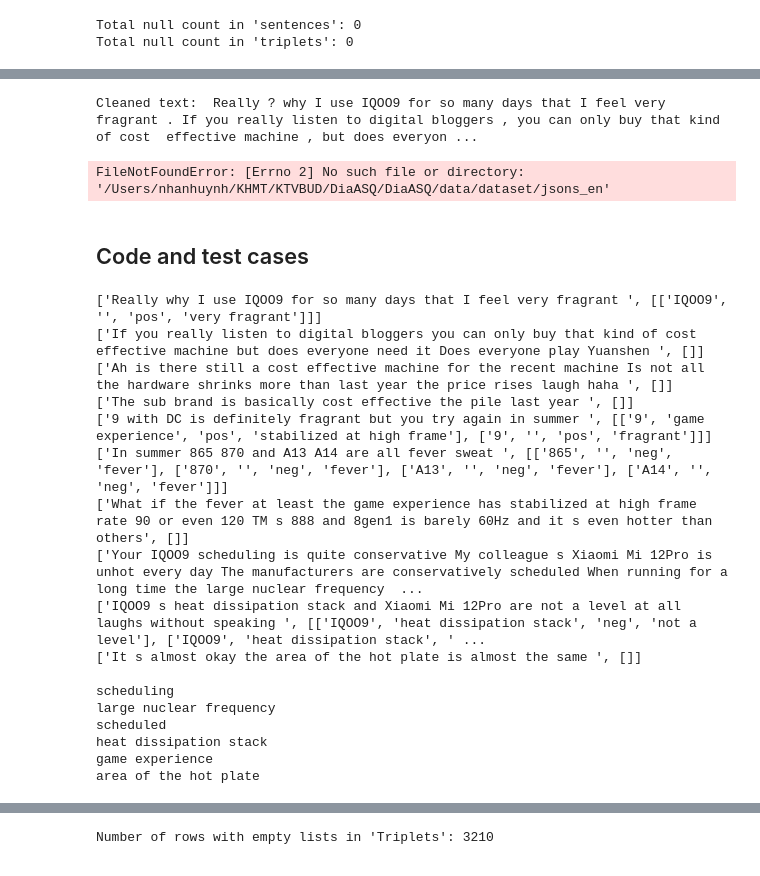
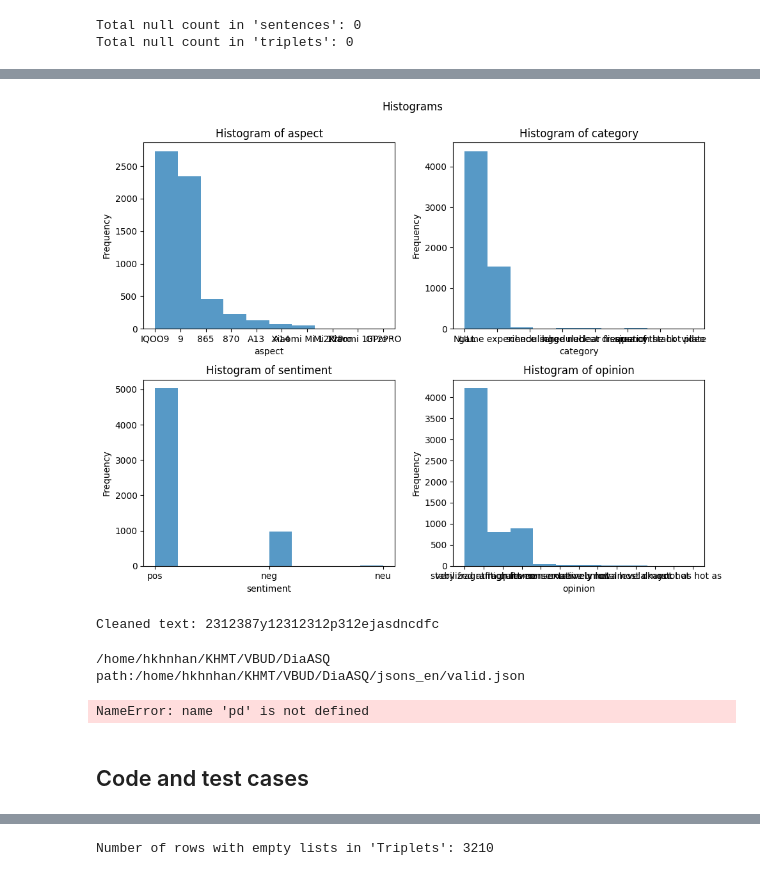
Before and after one commit to hkhnhan1994/DiaASQ, a Jupyter notebook: DiaASQ.ipynb, the cells around one changed output, grey strips where cells are left out. Cells and saved outputs as stored; diff of their text form; code cells hidden in the pictures.

```diff
--- a/DiaASQ.ipynb
+++ b/DiaASQ.ipynb
@@ -112,3 +240,27 @@ Total null count in 'triplets': 0
+# %%
+import matplotlib.pyplot as plt
+
+columns_to_plot = ['aspect', 'category', 'sentiment', 'opinion']
+
+fig, axes = plt.subplots(2, 2, figsize=(10, 8))
+fig.suptitle("Histograms")
+# fig.autofmt_xdate(rotation=45,)
+for i, column in enumerate(columns_to_plot):
+    row, col = divmod(i, 2)
+    ax = axes[row, col]
+
+    ax.hist(view_df[column].dropna(), bins=10, alpha=0.75)
+    ax.set_title(f'Histogram of {column}')
+    ax.set_xlabel(column)
+    ax.set_ylabel('Frequency')
+
+
+
+plt.tight_layout()
+plt.subplots_adjust(top=0.9)
+plt.show()
+# %% [output]
+[figure, added]
 # %%
 def remove_specific_special_chars(text, chars_to_remove):
     try:
@@ -121,15 +273,17 @@ def remove_specific_special_chars(text, chars_to_remove):
 with open('special_characters.txt', 'r') as file:
     chars_to_remove = [line.strip() for line in file]
 # Remove specific special characters from the text
+text ="2312387y12312]3[12p]312ejasdncdfc[][/*-+]"
 cleaned_text = remove_specific_special_chars(text, chars_to_remove)
 
 print("Cleaned text:", cleaned_text)
 # %% [output]
-Cleaned text:  Really ? why I use IQOO9 for so many days that I feel very fragrant . If you really listen to digital bloggers , you can only buy that kind of cost  effective machine , but does everyon ...
+Cleaned text: 2312387y12312312p312ejasdncdfc
 # %%
 # find special characters
-import string
-
+import string, os
+cur_path = os.getcwd()
+print(cur_path)
 def find_special_characters(text):
     special_characters = []
 
@@ -137,7 +291,7 @@ def find_special_characters(text):
         if char not in string.ascii_letters and char not in string.digits and char not in string.whitespace:
             special_characters.append(char)
     return special_characters
-spec_folder_path= 'DiaASQ/data/dataset/jsons_en'
+spec_folder_path= os.path.join(cur_path,'jsons_en')
 Spec_Folder_path=os.path.join(os.getcwd(),spec_folder_path)
 file_paths = [os.path.join(Spec_Folder_path, filename) for filename in os.listdir(Spec_Folder_path) if os.path.isfile(os.path.join(Spec_Folder_path, filename))]
 special_chars =[]
@@ -155,6 +309,8 @@ print("Special characters found:", special_chars)
 with open('special_characters.txt', 'w') as file:
     file.write('\n'.join(unique_special_chars))
 # %% [output]
-FileNotFoundError: [Errno 2] No such file or directory: '/Users/nhanhuynh/KHMT/KTVBUD/DiaASQ/DiaASQ/data/dataset/jsons_en'
+/home/hkhnhan/KHMT/VBUD/DiaASQ
+path:/home/hkhnhan/KHMT/VBUD/DiaASQ/jsons_en/valid.json
+NameError: name 'pd' is not defined
 # %% [markdown]
 ## Code and test cases
@@ -214,35 +317,3 @@ def assign_positions_to_paragraphs(paragraphs, triplets):
-# %%
-import json
-sentences = list(df.loc[0, 'sentences'])
-triplets = list(df.loc[0, 'triplets'])
-
-result,categories = assign_positions_to_paragraphs(sentences,triplets)
-for r in result:
-   print (r)
-for c in categories:
-   print (c)
-
-# Save the list as a JSON string in the text file
-with open('categories.txt', 'w') as file:
-    json.dump(categories, file)
-# %% [output]
-['Really why I use IQOO9 for so many days that I feel very fragrant ', [['IQOO9', '', 'pos', 'very fragrant']]]
-['If you really listen to digital bloggers you can only buy that kind of cost effective machine but does everyone need it Does everyone play Yuanshen ', []]
-['Ah is there still a cost effective machine for the recent machine Is not all the hardware shrinks more than last year the price rises laugh haha ', []]
-['The sub brand is basically cost effective the pile last year ', []]
-['9 with DC is definitely fragrant but you try again in summer ', [['9', 'game experience', 'pos', 'stabilized at high frame'], ['9', '', 'pos', 'fragrant']]]
-['In summer 865 870 and A13 A14 are all fever sweat ', [['865', '', 'neg', 'fever'], ['870', '', 'neg', 'fever'], ['A13', '', 'neg', 'fever'], ['A14', '', 'neg', 'fever']]]
-['What if the fever at least the game experience has stabilized at high frame rate 90 or even 120 TM s 888 and 8gen1 is barely 60Hz and it s even hotter than others', []]
-['Your IQOO9 scheduling is quite conservative My colleague s Xiaomi Mi 12Pro is unhot every day The manufacturers are conservatively scheduled When running for a long time the large nuclear frequency  ...
-['IQOO9 s heat dissipation stack and Xiaomi Mi 12Pro are not a level at all laughs without speaking ', [['IQOO9', 'heat dissipation stack', 'neg', 'not a level'], ['IQOO9', 'heat dissipation stack', ' ...
-['It s almost okay the area of the hot plate is almost the same ', []]
-
-scheduling
-large nuclear frequency
-scheduled
-heat dissipation stack
-game experience
-area of the hot plate
 # %%
 my_list=list(df.apply(lambda row: assign_positions_to_paragraphs(row['sentences'], row['triplets']), axis=1))
 data =[]
```
Also changed, not shown: parts of 6 cells of this notebook, 1 other file.
